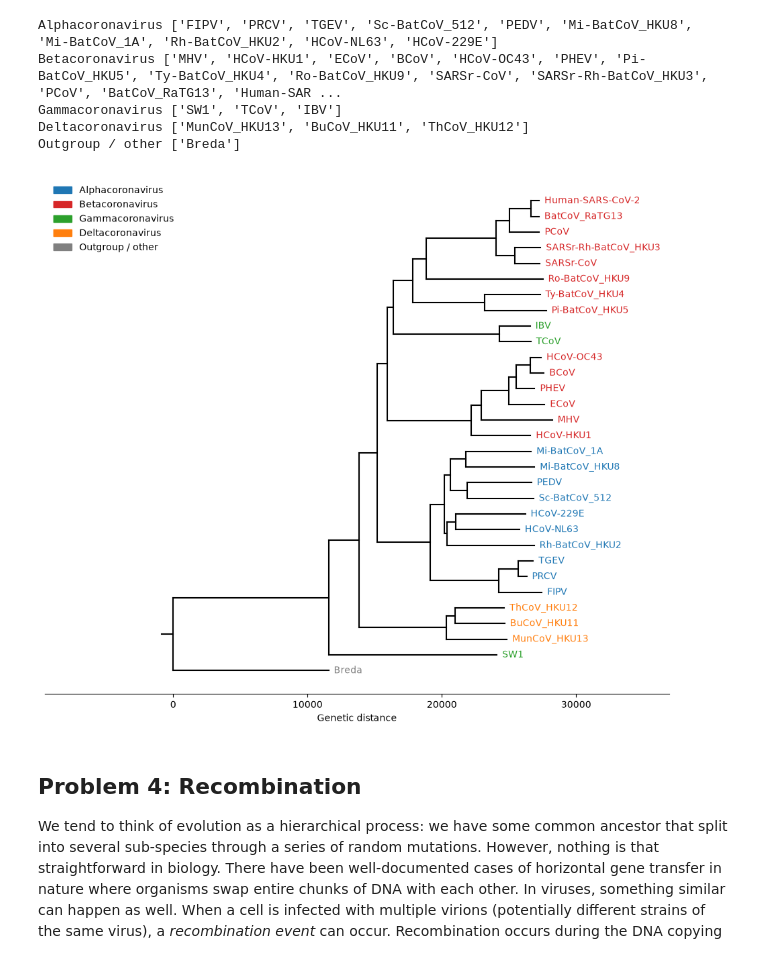
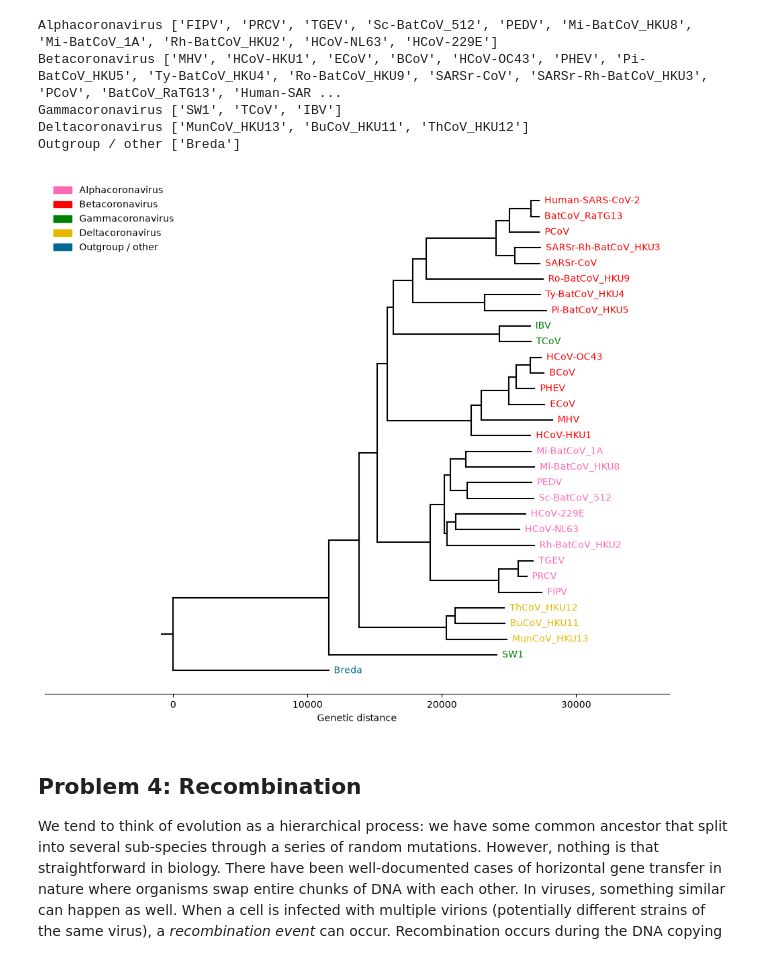
Before and after one commit to GenCipher/assign_phylo, a Jupyter notebook: phylo_workbook.ipynb, the cells around one changed output. Drawn from its saved outputs; the diff is of its cells as text; code cells hidden in the pictures.

Commit message:
change graph colour pt 3d

```diff
--- a/phylo_workbook.ipynb
+++ b/phylo_workbook.ipynb
@@ -282,24 +282,26 @@ Deltacoronavirus ['MunCoV_HKU13', 'BuCoV_HKU11', 'ThCoV_HKU12']
 Outgroup / other ['Breda']
 # %%
 # 3d (part 2): colour the leaves by group and save the figure
-palette = {"Alphacoronavirus": "tab:blue", "Betacoronavirus": "tab:red",
-           "Gammacoronavirus": "tab:green", "Deltacoronavirus": "tab:orange",
-           "Outgroup / other": "gray"}
+palette = {"Alphacoronavirus": "hotpink",
+           "Betacoronavirus": "red",
+           "Gammacoronavirus": "green",
+           "Deltacoronavirus": "#E6B800",
+           "Outgroup / other": "#006994"}
 
 # leaf name -> colour, which plot_nj_tree uses for the labels
 leaf_colors = {n: palette[g] for n, g in groups.items()}
 
 fig, ax = plt.subplots(figsize=(12, 10))
 plot_nj_tree(rerooted, ax=ax, leaf_colors=leaf_colors)
 
 # Legend showing which colour is which group
 ax.legend(handles=[Patch(color=c, label=g) for g, c in palette.items()],
           loc="upper left", frameon=False)
 
 # Save in the same cell as the plot so the right figure is saved
 plt.savefig("problem3.svg")
 # %% [output]
-[figure, old version]
+[figure, new version]
 # %%
 sars_cov_2_group = """To which group does SARS-CoV-2 belong? Answer using only the group name.
 Betacoronavirus"""
```
Also changed, not shown: 1 other file.
